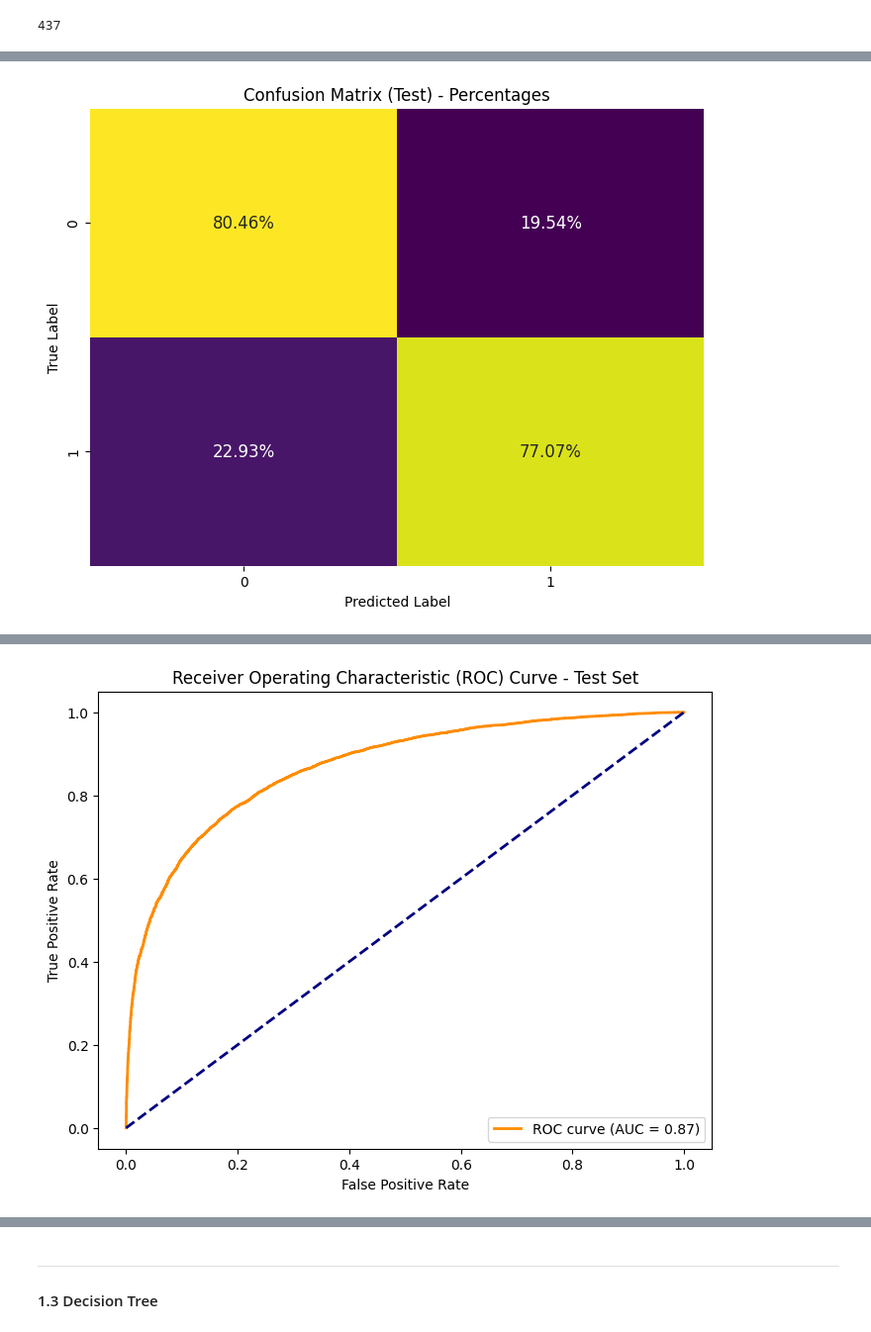
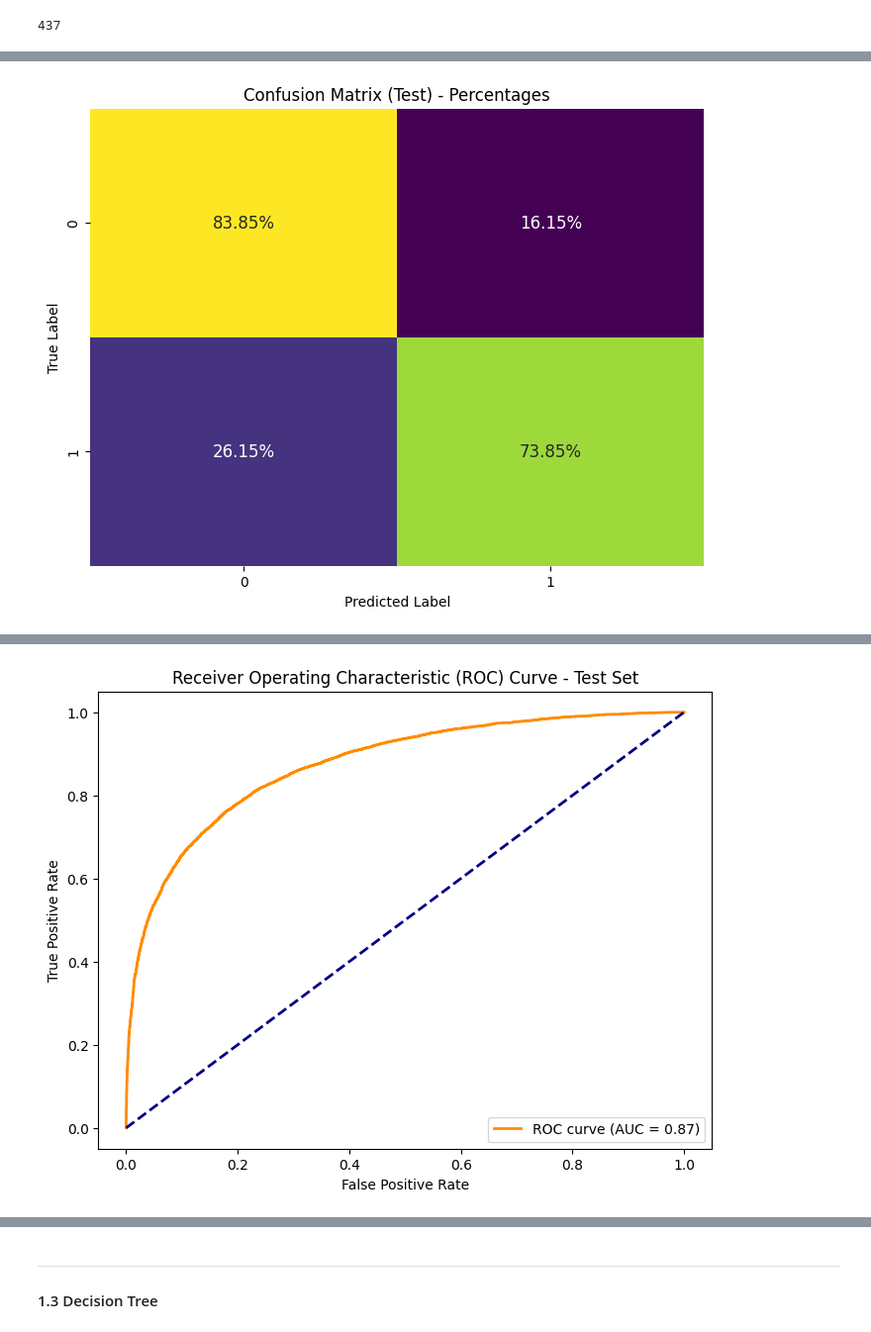
Before and after one commit to lo-klkl/BSTN_Capstone-Diab, a Jupyter notebook: Notebooks/Pt3-Modelling-Pt1.ipynb, the cells around one changed output, grey strips where cells are left out. Shown at 99% size. Cells and saved outputs as stored; diff of their text form; code cells hidden in the pictures.

```diff
--- a/Notebooks/Pt3-Modelling-Pt1.ipynb
+++ b/Notebooks/Pt3-Modelling-Pt1.ipynb
@@ -428,7 +196,7 @@ We will be starting with 437 features. Let's first see what kind of hyper parame
 start_time = time.time()
 
 # Range of C values to test
-C_values = np.logspace(-4, 2, 7)
+C_values = np.linspace(0.001, 5, num=100)
 
 # Lists to store accuracy and F1 score
 train_accuracy = []
@@ -445,16 +213,16 @@ for C_val in C_values:
     estimator_l1 = LogisticRegression(max_iter=1000, penalty='l1', solver='liblinear', C=C_val)
 
     # Train the model
-    estimator_l1.fit(X_train_oversampled, y_train_oversampled)
+    estimator_l1.fit(X_train, y_train)
 
     # Predict on the training set
-    y_train_pred = estimator_l1.predict(X_train_oversampled)
+    y_train_pred = estimator_l1.predict(X_train)
 
     # Predict on the test set
     y_test_pred = estimator_l1.predict(X_test)
 
     # Calculate accuracy for training and test sets
-    train_accuracy.append(accuracy_score(y_train_oversampled, y_train_pred))
+    train_accuracy.append(accuracy_score(y_train, y_train_pred))
     test_accuracy.append(accuracy_score(y_test, y_test_pred))
 
     # Calculate F1 score for the test set
@@ -512,10 +284,11 @@ It was found that the best C value was 1.0. We will implement this into the next
 start_time = time.time()
 
 # Choose logistic regression with L1 regularization (penalty='l1')
-estimator_l1 = LogisticRegression(max_iter=1000, penalty='l1', solver='liblinear', C=1.0)
+estimator_l1 = LogisticRegression(max_iter=1000, C = 0.96, penalty='l1', solver='liblinear')
 
-# Fit logistic regression with L1 regularization on oversampled training data for the subset
-estimator_l1.fit(X_train_oversampled, y_train_oversampled)
+# Fit logistic regression with L1 regularization on training data
+estimator_l1.fit(X_train, y_train)
+
 # Record time
 end_time = time.time()
 
@@ -584,49 +492,53 @@ After we evaluate the log reg coefficients with lasso, there are a total of 18 f
 # %%
+#Define the parameter distributions for Randomized Search
+param_dist = {
+    'C': loguniform(0.001, 1000),
+    'penalty': ['l1', 'l2'],
+    'solver': ['liblinear'],
+}
+
+# Create logistic regression model
+logreg = LogisticRegression(max_iter=1000, random_state=42)
+
+# Create RandomizedSearchCV object
+random_search = RandomizedSearchCV(logreg, param_distributions=param_dist, n_iter=50, cv=stratified_cv, scoring='accuracy', random_state=42, verbose=1, n_jobs=-1)
+
+# Perform Randomized Search
+random_search.fit(X_train, y_train)
+
+# Print the best hyperparameters
+print("Best Hyperparameters:", random_search.best_params_)
+
+# Get the best model
+best_logreg_model = random_search.best_estimator_
+
 # Record time
 start_time = time.time()
 
-# Define the features and target variables
-X = health_data.drop(['disposition'], axis=1)
-y = health_data['disposition']
+# Perform cross-validation on the best model
+cv_scores = cross_val_score(best_logreg_model, X_train, y_train, cv=stratified_cv, scoring='accuracy')
 
-# Split to train/test
-X_train, X_test, y_train, y_test = train_test_split(X, y, test_size=0.2, random_state=42)
+# Print the cross-validation scores
+print('Cross-Validation Scores on Train Set:', cv_scores)
+print('Mean CV Accuracy on Train Set:', np.mean(cv_scores))
 
-# Oversampling using SMOTE
-oversampler = SMOTE(random_state=42)
-X_train_oversampled, y_train_oversampled = oversampler.fit_resample(X_train, y_train)
-
-# Use StratifiedKFold for cross-validation with stratified sampling
-stratified_cv = StratifiedKFold(n_splits=5, shuffle=True, random_state=42)
-
-# Train your final logistic regression model using the selected features on the training set
-final_logreg_model = LogisticRegression(C=1.0, max_iter=1000, penalty='l1', solver='liblinear', random_state=42)
-
-# Perform cross-validation only on the test set
-cv_scores = cross_val_score(final_logreg_model, X_test, y_test, cv=stratified_cv, scoring='accuracy')
-
-# Fit the final model on the entire oversampled training set
-final_logreg_model.fit(X_train_oversampled, y_train_oversampled)
+# Fit the best model on the entire training set
+best_logreg_model.fit(X_train, y_train)
 
 # Record time
 end_time = time.time()
 
 # Make predictions on the training set
-y_train_pred = final_logreg_model.predict(X_train_oversampled)
+y_train_pred = best_logreg_model.predict(X_train)
 
-# Evaluate the model on the training set
-train_accuracy = accuracy_score(y_train_oversampled, y_train_pred)
+# Evaluate the best model on the training set
+train_accuracy = accuracy_score(y_train, y_train_pred)
 print('Train Accuracy:', train_accuracy)
 
+# Make predictions on the test set
+y_test_pred = best_logreg_model.predict(X_test)
 
-# Make predictions on the test set
-y_test_pred = final_logreg_model.predict(X_test)
-
-# Print the cross-validation scores
-print('Cross-Validation Scores on Test Set:', cv_scores)
-print('Mean CV Accuracy on Test Set:', np.mean(cv_scores))
-
-# Evaluate the model on the test set
+# Evaluate the best model on the test set
 test_accuracy = accuracy_score(y_test, y_test_pred)
 print('\nTest Accuracy:', test_accuracy)
 
@@ -649,13 +561,14 @@ plt.ylabel('True Label')
 plt.show()
 
 # Predict probabilities for ROC curve on the test set
-y_test_prob = final_logreg_model.predict_proba(X_test)[:, 1]
+y_test_prob = best_logreg_model.predict_proba(X_test)[:, 1]
 
 # Calculate ROC curve on the test set
 fpr, tpr, thresholds = roc_curve(y_test, y_test_prob)
 
 # Calculate AUC score on the test set
 roc_auc = roc_auc_score(y_test, y_test_prob)
+print('ROC AUC Score:', roc_auc)
 
 # Plot ROC curve on the test set
 plt.figure(figsize=(8, 6))
@@ -694 +604 @@ Confusion Matrix (Test):
-[figure, old version]
+[figure, new version]
```
Also changed, not shown: parts of 48 cells of this notebook, 5 other files.
